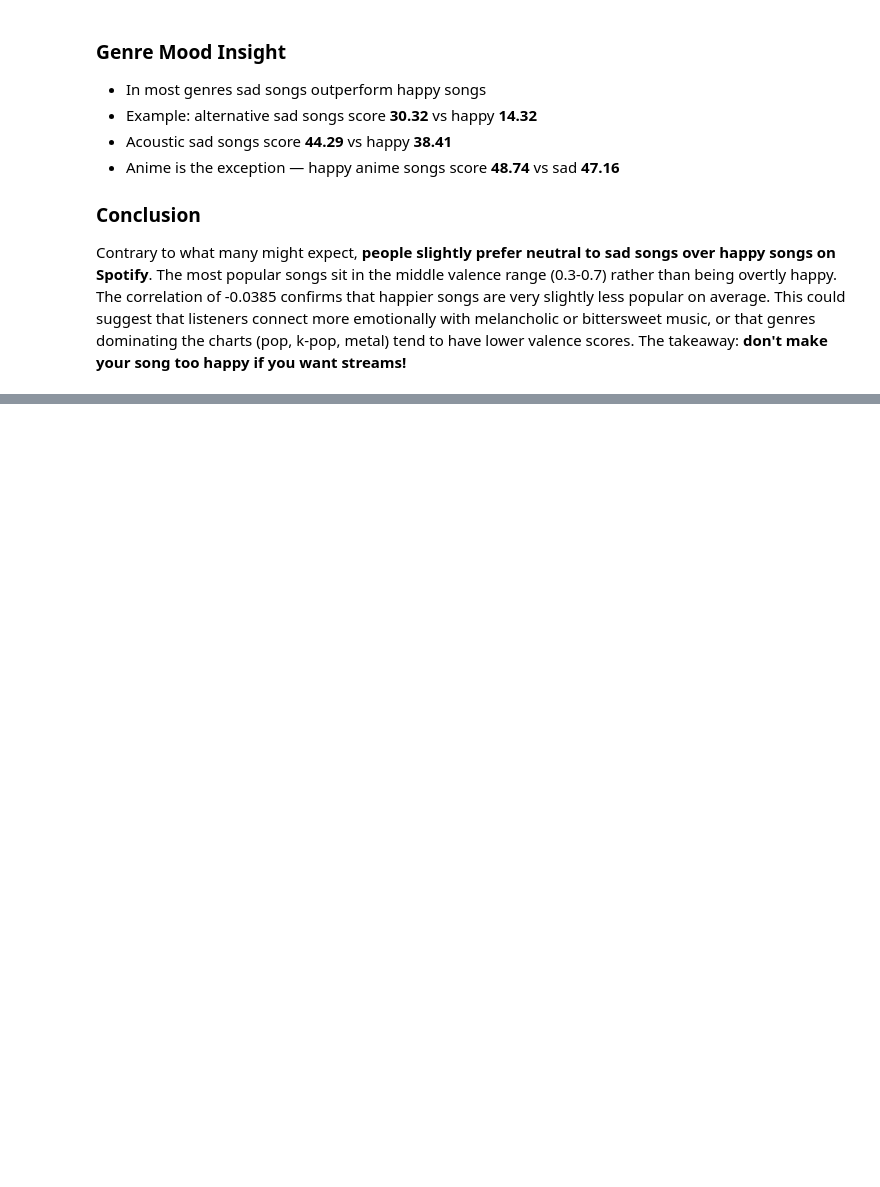
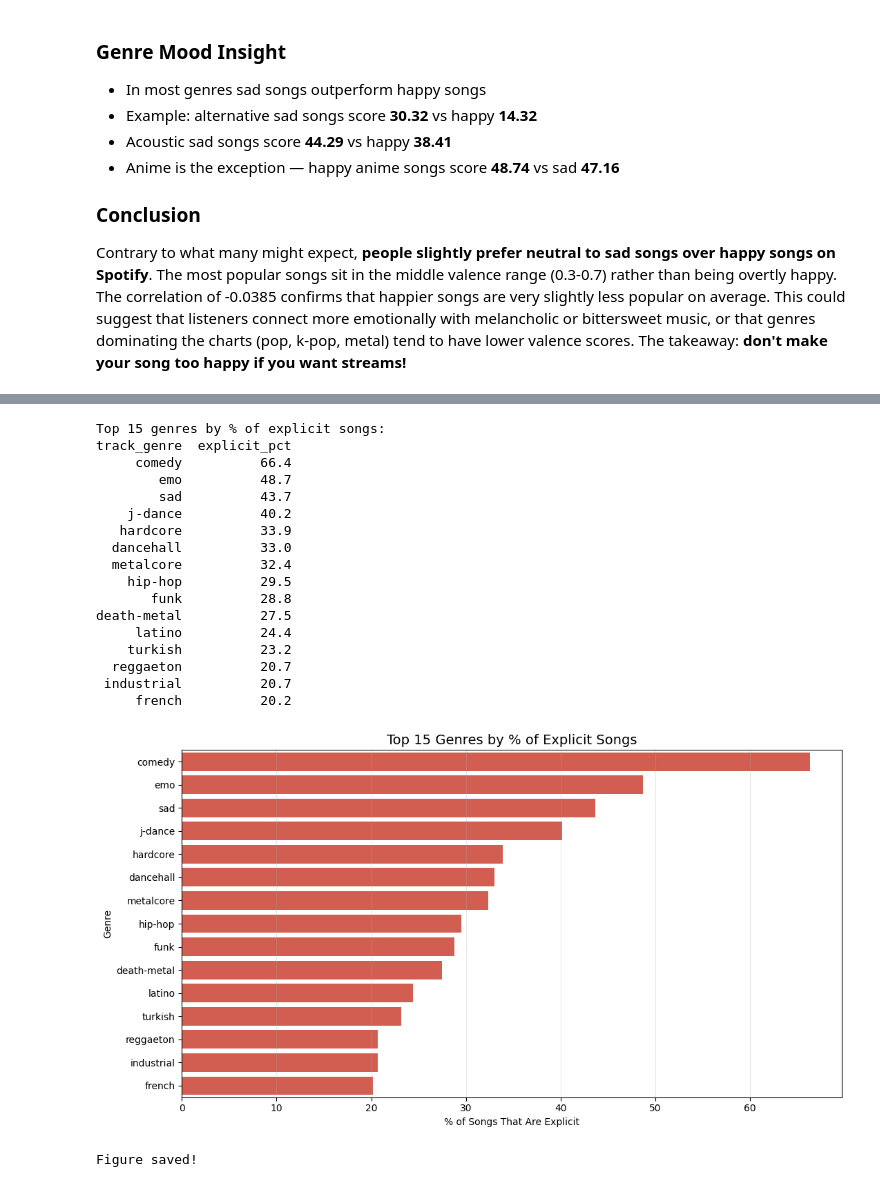
Before and after one commit to Dhumo986/cis4930-sp26-project-group-04, a Jupyter notebook: notebooks/question.ipynb, the cells around one changed output, grey strips where cells are left out. Cells and saved outputs as stored; diff of their text form; code cells hidden in the pictures; blank space fills up the shorter version.

```diff
--- a/notebooks/question.ipynb
+++ b/notebooks/question.ipynb
@@ -414,0 +562,47 @@ The takeaway: **don't make your song too happy if you want streams!**
+# %%
+# Which genres have the highest percentage of explicit songs?
+genre_explicit = (
+    df.groupby('track_genre')['explicit']
+    .mean()
+    .sort_values(ascending=False)
+    .head(15)
+    .reset_index()
+)
+genre_explicit.columns = ['track_genre', 'explicit_rate']
+genre_explicit['explicit_pct'] = (genre_explicit['explicit_rate'] * 100).round(1)
+
+print("Top 15 genres by % of explicit songs:")
+print(genre_explicit[['track_genre', 'explicit_pct']].to_string(index=False))
+
+fig, ax = plt.subplots(figsize=(11, 6))
+sns.barplot(data=genre_explicit, y='track_genre', x='explicit_pct',
+            color='#E74C3C', ax=ax)
+ax.set_title('Top 15 Genres by % of Explicit Songs', fontsize=14)
+ax.set_xlabel('% of Songs That Are Explicit')
+ax.set_ylabel('Genre')
+ax.grid(axis='x', alpha=0.3)
+
+fig.tight_layout()
+fig.savefig("../figures/explicit_by_genre.png", dpi=300)
+plt.show()
+print("Figure saved!")
+# %% [output]
+Top 15 genres by % of explicit songs:
+track_genre  explicit_pct
+     comedy          66.4
+        emo          48.7
+        sad          43.7
+    j-dance          40.2
+   hardcore          33.9
+  dancehall          33.0
+  metalcore          32.4
+    hip-hop          29.5
+       funk          28.8
+death-metal          27.5
+     latino          24.4
+    turkish          23.2
+  reggaeton          20.7
+ industrial          20.7
+     french          20.2
+[figure, added]
+Figure saved!
```
Also changed, not shown: parts of 10 cells of this notebook, 5 other files.
